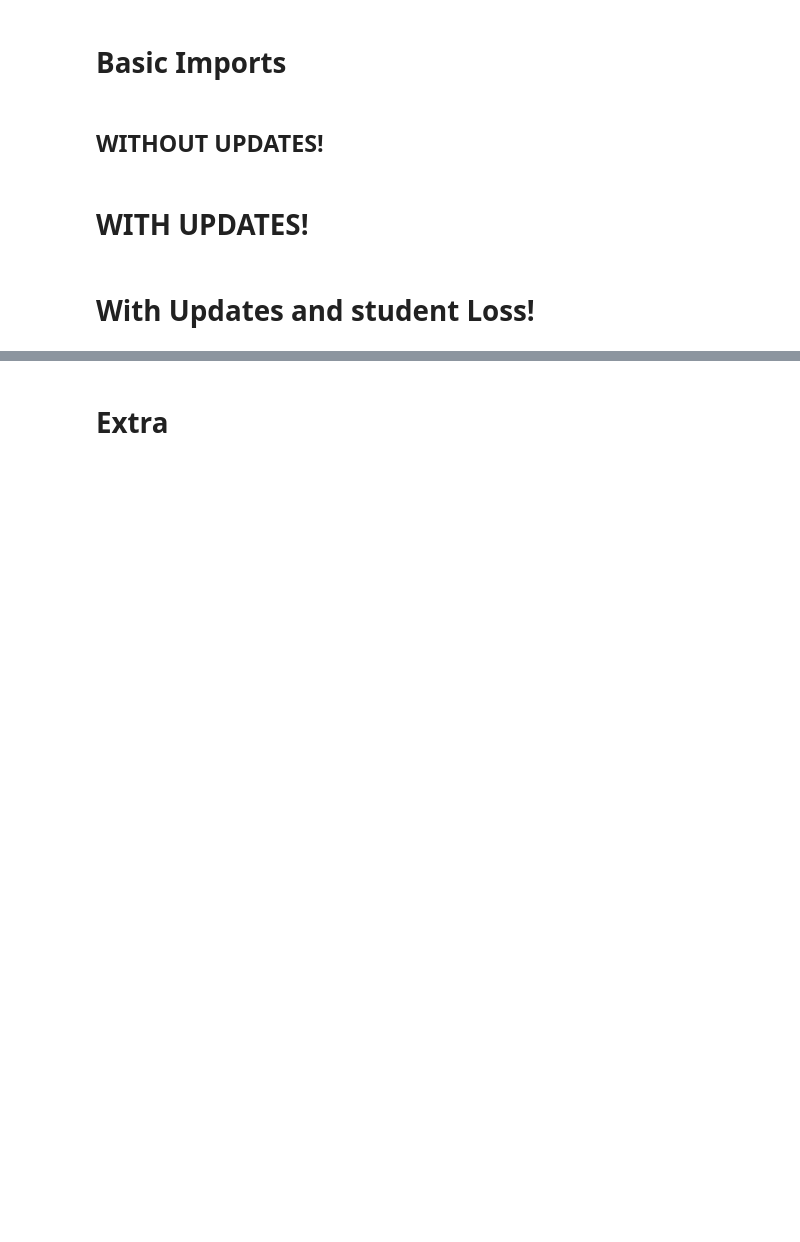
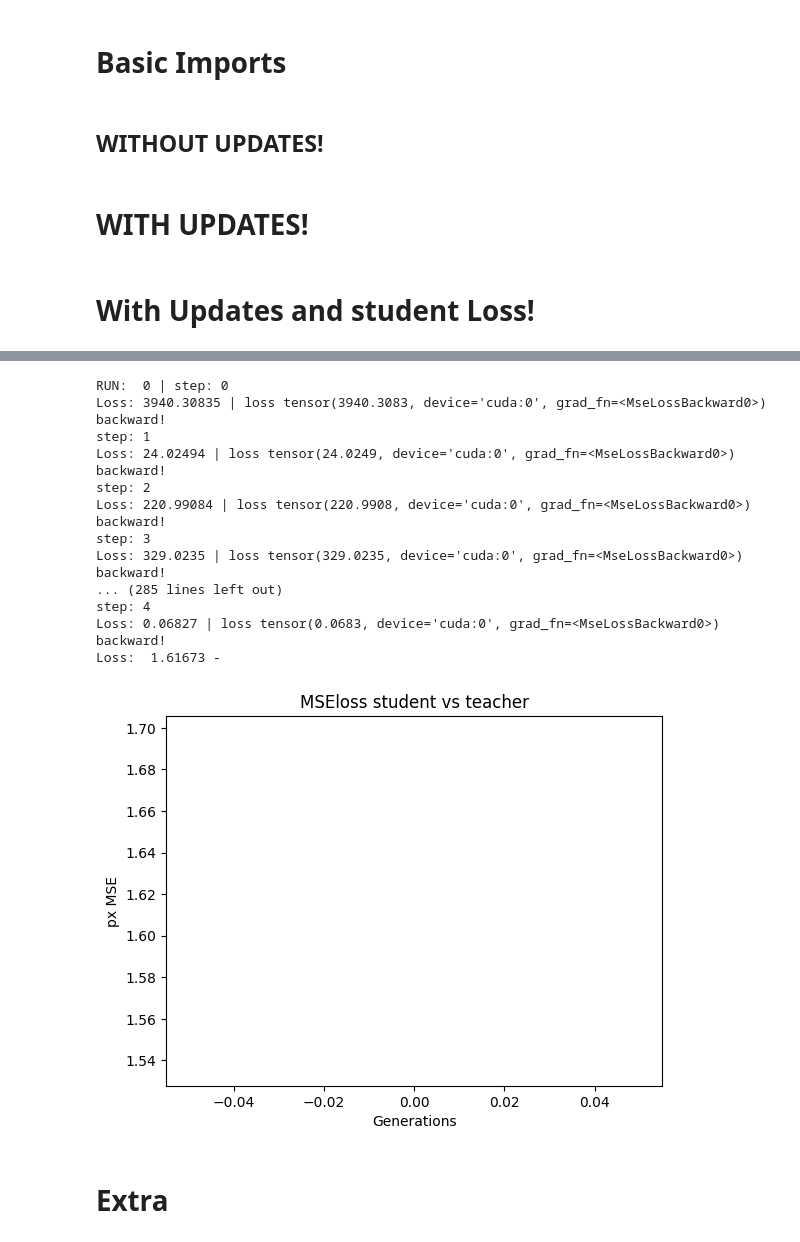
Before and after one commit to Pmobilee/DSD, a Jupyter notebook: cin_256/Cin_256_custom.ipynb, the cells around one changed output, grey strips where cells are left out. Saved outputs shown, nothing was run; the diff lists cells and outputs as text; code cells hidden in the pictures; blank space fills up the shorter version.

```diff
--- a/cin_256/Cin_256_custom.ipynb
+++ b/cin_256/Cin_256_custom.ipynb
@@ -190,7 +197,7 @@ MSEloss = nn.MSELoss()
 # %%
 NUM_CLASSES = 1000
 inst_per_distil = 1
-generations = 1
+generations = 20
 ddim_steps_teacher = 10
 ddim_steps_student = int(ddim_steps_teacher / 2)
 TEACHER_STEPS = 2
@@ -208,8 +215,8 @@ student_samples = list()
 
 
 
-# optimizer = torch.optim.Adam(sampler_student.model.parameters(), lr=0.1, betas=(0.9, 0.999), eps=1e-08, weight_decay=0)
-optimizer = torch.optim.SGD(sampler_student.model.parameters(), lr=0.0001, momentum=0.9)
+optimizer = torch.optim.Adam(sampler_student.model.parameters(), lr=0.1)#, betas=(0.9, 0.999), eps=1e-08, weight_decay=0)
+# optimizer = torch.optim.SGD(sampler_student.model.parameters(), lr=0.0001, momentum=0.9)
 
 
 with torch.no_grad():
@@ -251,18 +258,13 @@ with torch.no_grad():
 
                                         with torch.enable_grad():
 
-                                                if steps == 0:
-
-                                                        x_T_student = copy.deepcopy(x_T_copy)
-                                                        x_T_student.requires_grad = True
-
                                                 optimizer.zero_grad()
                                                 samples_ddim_student, student_intermediate, x_T_copy = sampler_student.sample_student(S=STUDENT_STEPS,
                                                                                 conditioning=c_student,
                                                                                 batch_size=1,
                                                                                 shape=[3, 64, 64],
                                                                                 verbose=False,
-                                                                                x_T=x_T,
+                                                                                x_T=x_T_copy,
                                                                                 unconditional_guidance_scale=scale,
                                                                                 unconditional_conditioning=uc,
                                                                                 eta=ddim_eta,
@@ -283,33 +285,52 @@ with torch.no_grad():
 
                                                 print("Loss:", round(loss.item(), 5), end= " | ")
                                                 print("loss", loss)
                                                 print("backward!")
                                                 loss.backward()
 
                                                 optimizer.step()
 
                                                 losses.append(loss.item())
                                                 # optimizer.zero_grad()
 
 
 
                         print("Loss: ", round(sum(losses) / len(losses), 5), end= " - ")
                         averaged_losses.append(sum(losses) / len(losses))
 
                         x_samples_ddim = teacher.decode_first_stage(x_T)
                         x_samples_ddim = torch.clamp((x_samples_ddim+1.0)/2.0, min=0.0, max=1.0)
                         teacher_samples.append(x_samples_ddim)
 
                         x_samples_ddim = student.decode_first_stage(x_T_student)
                         x_samples_ddim = torch.clamp((x_samples_ddim+1.0)/2.0, min=0.0, max=1.0)
                         teacher_samples.append(x_samples_ddim)
 
 
 plt.plot(range(len(averaged_losses)), averaged_losses, label="MSE LOSS")
 plt.xlabel("Generations")
 plt.ylabel("px MSE")
 plt.title("MSEloss student vs teacher")
 plt.show()
+# %% [output]
+RUN:  0 | step: 0
+Loss: 3940.30835 | loss tensor(3940.3083, device='cuda:0', grad_fn=<MseLossBackward0>)
+backward!
+step: 1
+Loss: 24.02494 | loss tensor(24.0249, device='cuda:0', grad_fn=<MseLossBackward0>)
+backward!
+step: 2
+Loss: 220.99084 | loss tensor(220.9908, device='cuda:0', grad_fn=<MseLossBackward0>)
+backward!
+step: 3
+Loss: 329.0235 | loss tensor(329.0235, device='cuda:0', grad_fn=<MseLossBackward0>)
+backward!
+... (285 lines left out)
+step: 4
+Loss: 0.06827 | loss tensor(0.0683, device='cuda:0', grad_fn=<MseLossBackward0>)
+backward!
+Loss:  1.61673 -
+[figure, added]
 # %% [markdown]
 # Extra
 # %%
```
Also changed, not shown: parts of 9 cells of this notebook.
